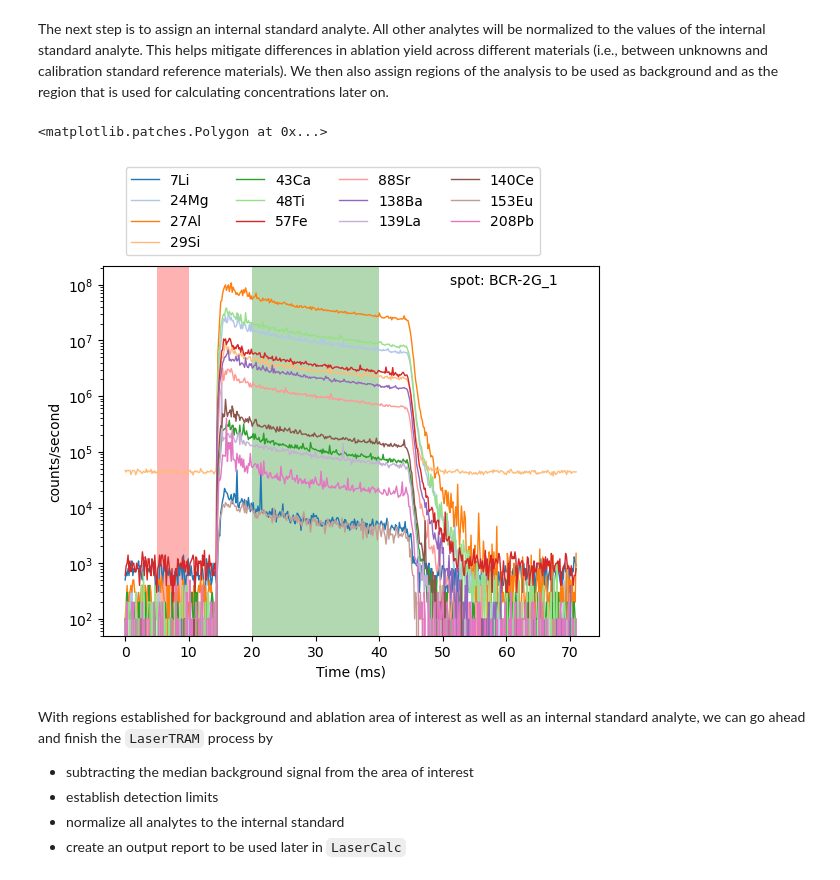
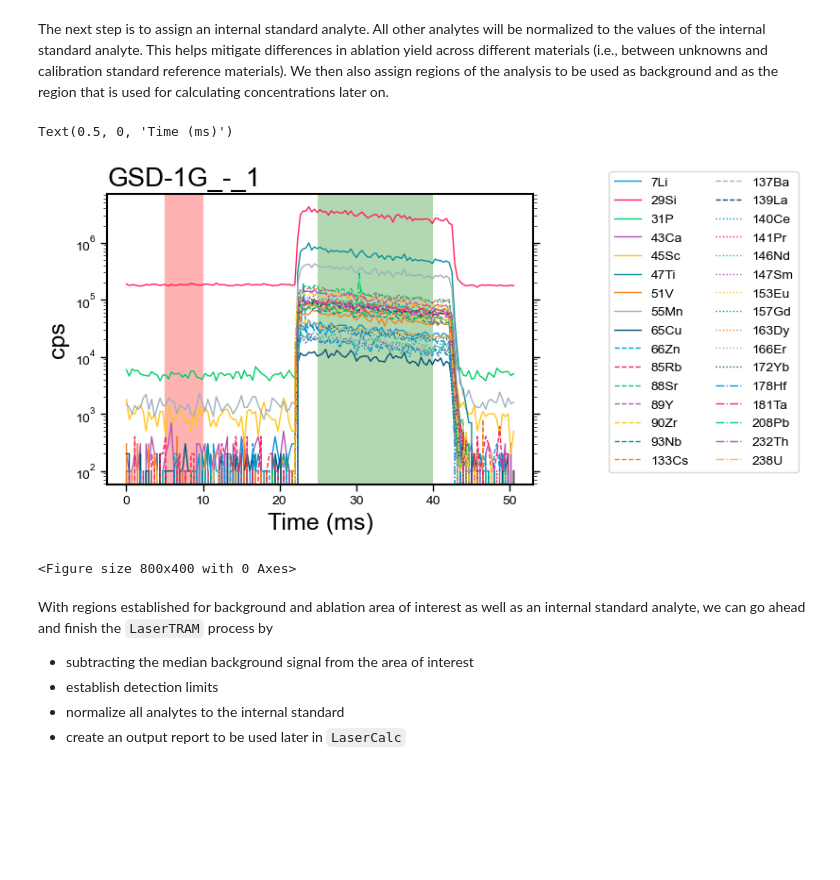
Before and after one commit to jlubbersgeo/lasertram, a Jupyter notebook: docs/lasertram_tutorial.ipynb, the cells around one changed output. Saved outputs shown, nothing was run; the diff lists cells and outputs as text; code cells hidden in the pictures; blank space fills up the shorter version.

```diff
--- a/docs/lasertram_tutorial.ipynb
+++ b/docs/lasertram_tutorial.ipynb
@@ -16,15 +16,21 @@ We begin by loading in our data. The format required for `LaserTRAM` is a relati
 - datetime of analysis: `timestamp`
 - analyte counts per second values: these are specific to each experiment. Every row in the input data represents a full sweep through the mass range.
 # %%
-from lasertram import LaserTRAM, LaserCalc, batch
+import lasertram
+from lasertram import LaserTRAM, LaserCalc, batch, preprocessing, plotting
 import numpy as np
 import pandas as pd
 import seaborn as sns
 
-import matplotlib
 import matplotlib.pyplot as plt
 
-from cycler import cycler
 
+import matplotlib.pyplot as plt
+import pandas as pd
+
+# use a plotting style that comes shipped with lasertram for
+# better viewing of > 8 unique lines on a single figure
+plt.style.use("lasertram.lasertram")
 import warnings
 warnings.filterwarnings('ignore')
+print(f"lasertram {lasertram.__version__}")
@@ -93,0 +69,6 @@ plot_raw_data(raw_data, samples[0], ax=ax)
+# %%
+sample = "GSD-1G_-_1"
+ax = plotting.plot_timeseries_data(raw_data.loc[sample,:])
+ax[0].set_title(sample)
+ax[0].set_ylabel("cps")
+ax[0].set_xlabel("Time (ms)")
@@ -94,8 +78,6 @@ plot_raw_data(raw_data, samples[0], ax=ax)
 # %% [markdown]
 Now that we have confirmed that the data are in the right format and look correct we can begin processing with `LaserTRAM`! The first thing to do is to instantiate a `LaserTRAM` object and give it a name that reflects the material being ablated. For relatability we will call the object `spot` and assign the name attribute that of the `SampleLabel` column.
 # %%
-sample = samples[0]
-
 spot = LaserTRAM(name=sample)
 
 spot.name
@@ -118,18 +101,22 @@ spot.data.head()
 The next step is to assign an internal standard analyte. All other analytes will be normalized to the values of the internal standard analyte. This helps mitigate differences in ablation yield across different materials (i.e., between unknowns and calibration standard reference materials). We then also assign regions of the analysis to be used as background and as the region that is used for calculating concentrations later on.
 # %%
 bkgd_interval = (5, 10)
-keep_interval = (20, 40)
+keep_interval = (25, 40)
 
 spot.assign_int_std("29Si")
 spot.assign_intervals(bkgd_interval, keep_interval)
 
-fig, ax = plt.subplots()
-plot_raw_data(spot.data, spot.name, ax=ax)
-ax.axvspan(bkgd_interval[0], bkgd_interval[1], facecolor="r", alpha=0.3)
-ax.axvspan(keep_interval[0], keep_interval[1], facecolor="g", alpha=0.3)
+fig, ax = plt.subplots(1,2, figsize = (8,4), width_ratios = [0.8,.2])
+plotting.plot_timeseries_data(spot.data, ax=ax)
+ax[0].axvspan(bkgd_interval[0], bkgd_interval[1], facecolor="r", alpha=0.3)
+ax[0].axvspan(keep_interval[0], keep_interval[1], facecolor="g", alpha=0.3)
+ax[0].set_title(sample)
+ax[0].set_ylabel("cps")
+ax[0].set_xlabel("Time (ms)")
 # %% [output]
-<matplotlib.patches.Polygon at 0x...>
+Text(0.5, 0, 'Time (ms)')
-[figure, old version]
+[figure, new version]
+<Figure size 800x400 with 0 Axes>
 # %% [markdown]
 With regions established for background and ablation area of interest as well as an internal standard analyte, we can go ahead and finish the `LaserTRAM` process by
 
```
Also changed, not shown: parts of 26 cells of this notebook, 8 other files.
